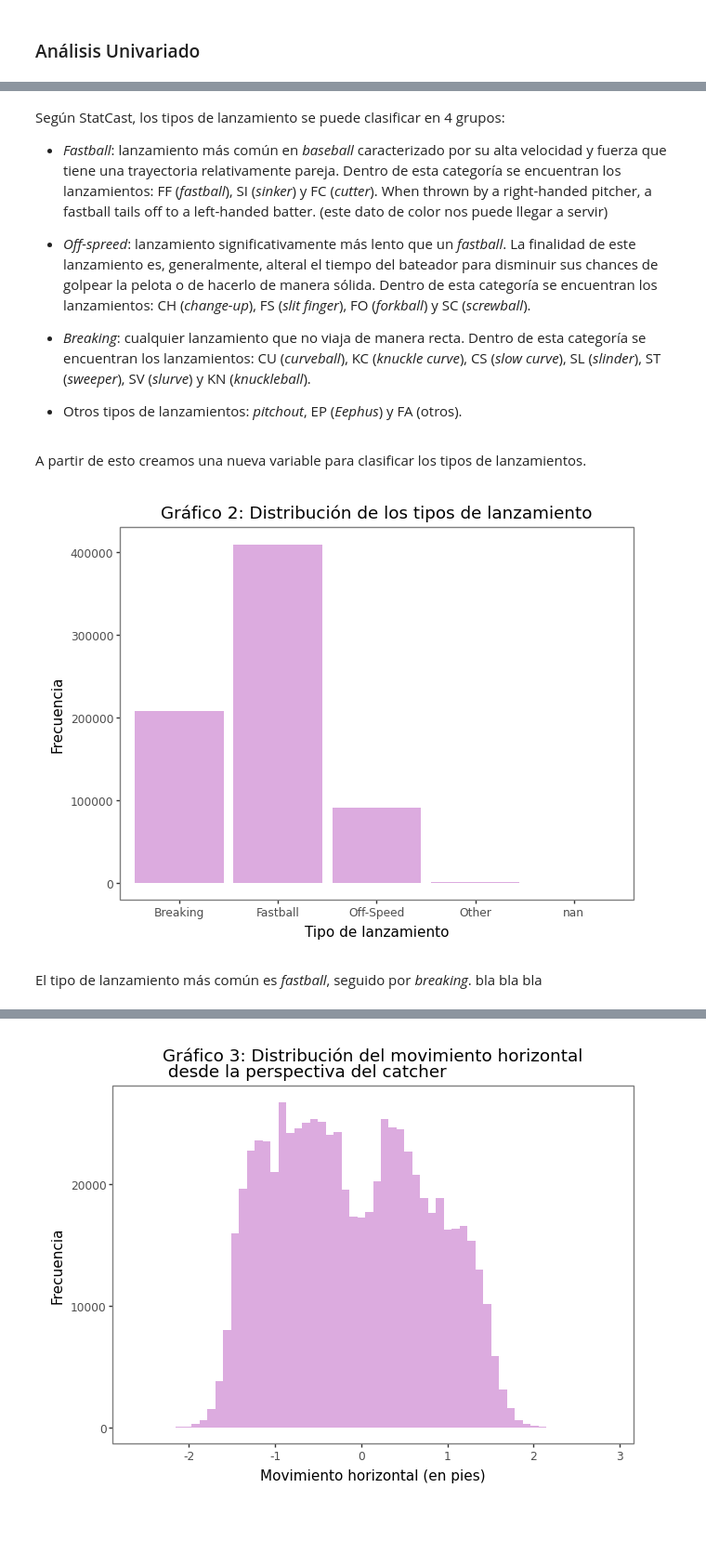
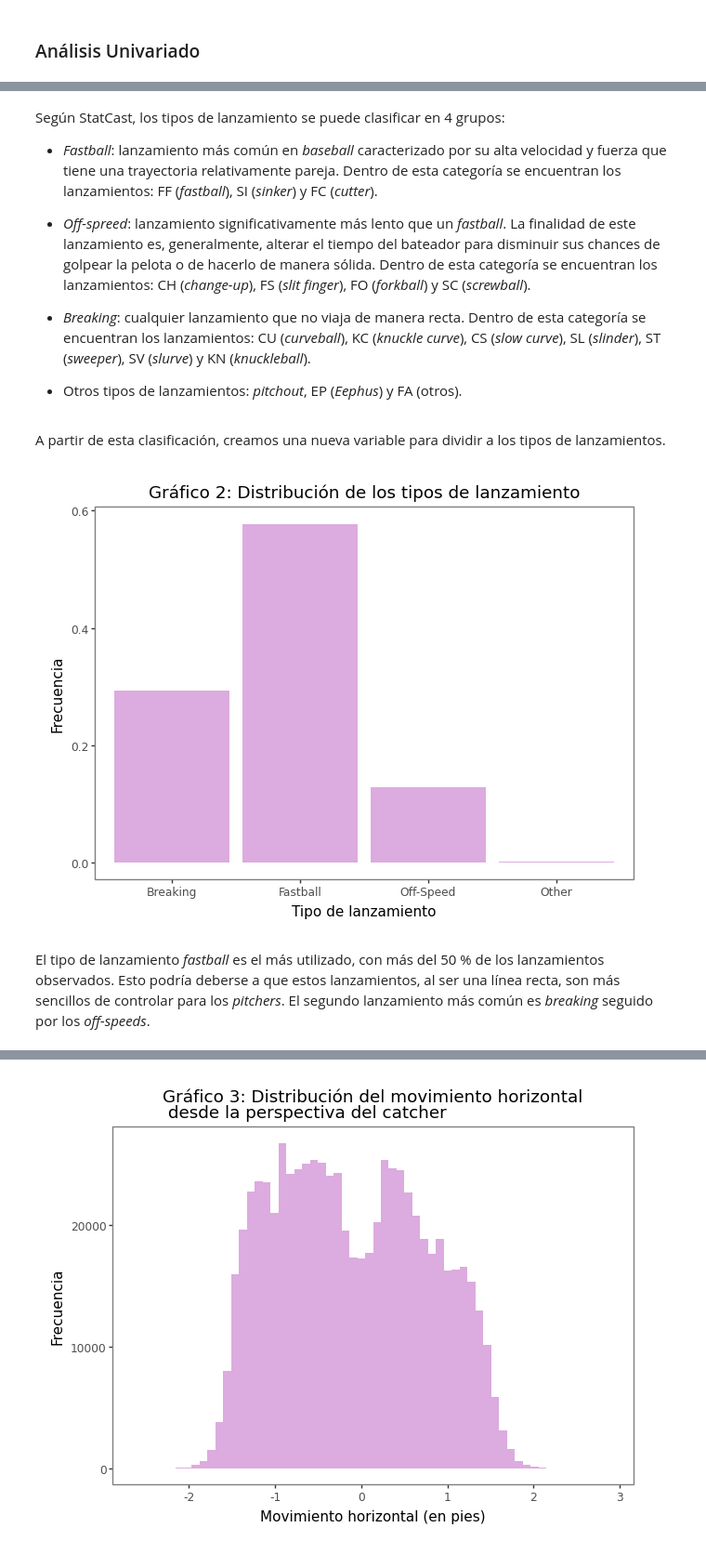
Before and after one commit to luciacordoba14/PythonTP2, a Jupyter notebook: Analisis Descriptivo.ipynb, the cells around one changed output, grey strips where cells are left out. Shown at 93% size. Saved outputs shown, nothing was run; the diff lists cells and outputs as text; code cells hidden in the pictures; blank space fills up the shorter version.

```diff
--- a/Analisis Descriptivo.ipynb
+++ b/Analisis Descriptivo.ipynb
@@ -175,15 +220,14 @@ shape: (16, 2)
 # %% [markdown]
 Según StatCast, los tipos de lanzamiento se puede clasificar en 4 grupos:
 * *Fastball*: lanzamiento más común en *baseball* caracterizado por su alta velocidad y fuerza que tiene una trayectoria relativamente pareja. Dentro de esta categoría se encuentran los lanzamientos: FF (*fastball*), SI (*sinker*) y FC (*cutter*).
-When thrown by a right-handed pitcher, a fastball tails off to a left-handed batter. (este dato de color nos puede llegar a servir)
 
-* *Off-spreed*: lanzamiento significativamente más lento que un *fastball*. La finalidad de este lanzamiento es, generalmente, alteral el tiempo del bateador para disminuir sus chances de golpear la pelota o de hacerlo de manera sólida. Dentro de esta categoría se encuentran los lanzamientos: CH (*change-up*), FS (*slit finger*), FO (*forkball*) y SC (*screwball*).
+* *Off-spreed*: lanzamiento significativamente más lento que un *fastball*. La finalidad de este lanzamiento es, generalmente, alterar el tiempo del bateador para disminuir sus chances de golpear la pelota o de hacerlo de manera sólida. Dentro de esta categoría se encuentran los lanzamientos: CH (*change-up*), FS (*slit finger*), FO (*forkball*) y SC (*screwball*).
 
 * *Breaking*: cualquier lanzamiento que no viaja de manera recta. Dentro de esta categoría se encuentran los lanzamientos: CU (*curveball*), KC (*knuckle curve*), CS (*slow curve*), SL (*slinder*), ST (*sweeper*), SV (*slurve*) y KN (*knuckleball*).
 
 * Otros tipos de lanzamientos: *pitchout*, EP (*Eephus*) y FA (otros).
 # %% [markdown]
-A partir de esto creamos una nueva variable para clasificar los tipos de lanzamientos.
+A partir de esta clasificación, creamos una nueva variable para dividir a los tipos de lanzamientos.
 # %%
 datos_temporada1 = datos_temporada1.with_columns(
     pl.when(pl.col("pitch_type").is_in(["FF", "SI", "FC"]))
@@ -203,22 +247,25 @@ datos_temporada1 = datos_temporada1.with_columns(
 # %%
 (
     ggplot(datos_temporada1) +
     aes(x = "Lanzamiento") +
-    geom_bar(fill = "#DCABDF") +
+    geom_bar(
+        aes(y = after_stat("count / sum(count)")),
+        fill = "#DCABDF"
+    ) +
     labs(
         title="Gráfico 2: Distribución de los tipos de lanzamiento",
         x="Tipo de lanzamiento",
         y="Frecuencia"
     ) +
     theme_bw() +
     theme(
         panel_grid_minor = element_blank(),
         panel_grid_major = element_blank(),
         panel_background = element_blank()
     )
 )
 # %% [output]
-[figure, old version]
+[figure, new version]
 # %% [markdown]
-El tipo de lanzamiento más común es *fastball*, seguido por *breaking*. bla bla bla
+El tipo de lanzamiento *fastball* es el más utilizado, con más del 50 % de los lanzamientos observados. Esto podría deberse a que estos lanzamientos, al ser una línea recta, son más sencillos de controlar para los *pitchers*. El segundo lanzamiento más común es *breaking* seguido por los *off-speeds*.
 # %%
```
Also changed, not shown: parts of 68 cells of this notebook.
